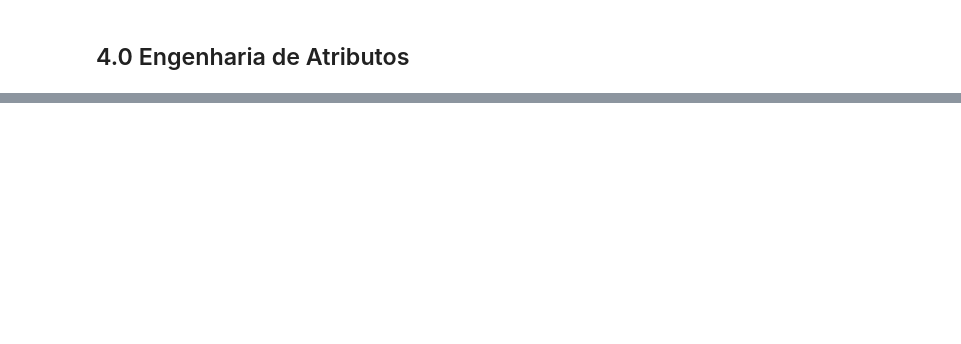
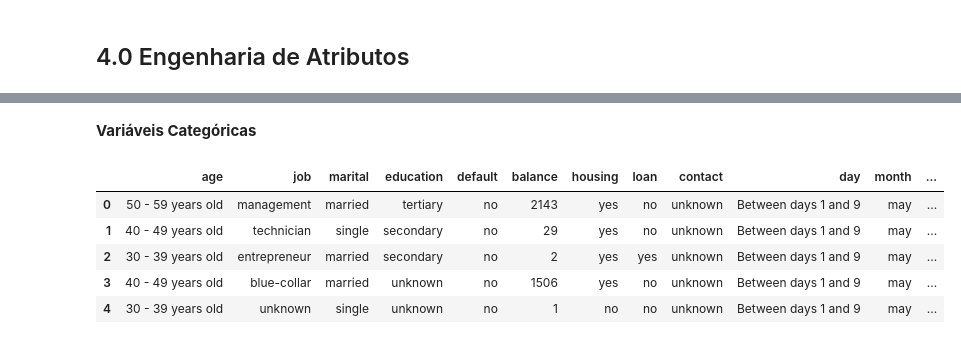
Before and after one commit to jefferson-datascience/PrevisaoAceitarContratoBanco, a Jupyter notebook: NotebooksDesenvolvimento/Ciclo1.ipynb, the cells around one changed output, grey strips where cells are left out. Cells and saved outputs as stored; diff of their text form; code cells hidden in the pictures; blank space fills up the shorter version.

```diff
--- a/NotebooksDesenvolvimento/Ciclo1.ipynb
+++ b/NotebooksDesenvolvimento/Ciclo1.ipynb
@@ -571,0 +688,11 @@ df3.head()
+# %% [markdown]
+**Variáveis Categóricas**
+# %%
+df5.head()
+# %% [output]
+|  | age | job | marital | education | default | balance | housing | loan | contact | day | month | ... |
+| 0 | 50 - 59 years old | management | married | tertiary | no | 2143 | yes | no | unknown | Between days 1 and 9 | may | ... |
+| 1 | 40 - 49 years old | technician | single | secondary | no | 29 | yes | no | unknown | Between days 1 and 9 | may | ... |
+| 2 | 30 - 39 years old | entrepreneur | married | secondary | no | 2 | yes | yes | unknown | Between days 1 and 9 | may | ... |
+| 3 | 40 - 49 years old | blue-collar | married | unknown | no | 1506 | yes | no | unknown | Between days 1 and 9 | may | ... |
+| 4 | 30 - 39 years old | unknown | single | unknown | no | 1 | no | no | unknown | Between days 1 and 9 | may | ... |
```
Also changed, not shown: parts of 27 cells of this notebook.
